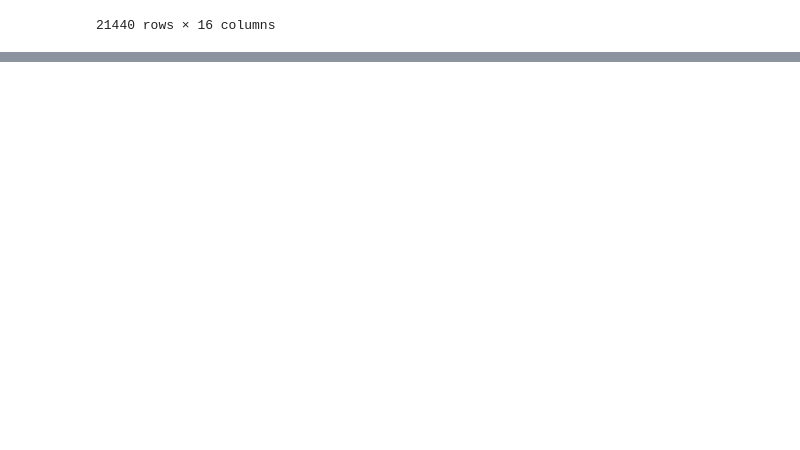
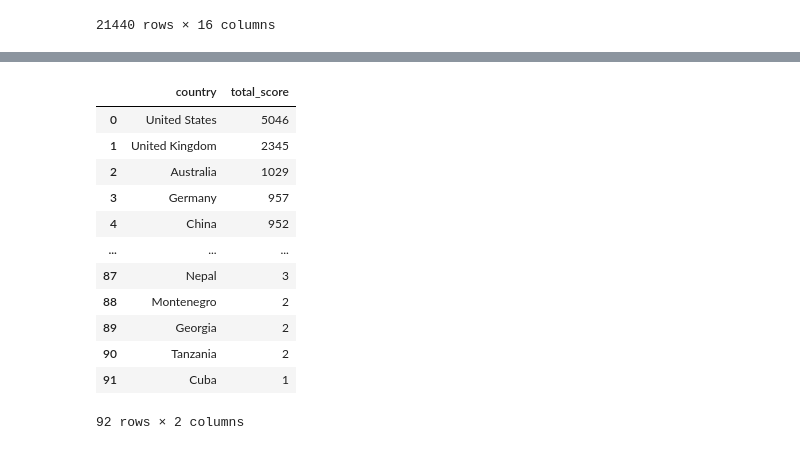
Before and after one commit to Pranshirastogi/Data-analytics-python-course-, a Jupyter notebook: mini project/mini_project.ipynb, the cells around one changed output, grey strips where cells are left out. Cells and saved outputs as stored; diff of their text form; code cells hidden in the pictures; blank space fills up the shorter version.

```diff
--- a/mini project/mini_project.ipynb
+++ b/mini project/mini_project.ipynb
@@ -161,0 +190,18 @@ df
+# %%
+country_count = df.country.value_counts().reset_index()
+country_count.columns = ['country','total_score']
+country_count
+# %% [output]
+|  | country | total_score |
+| 0 | United States | 5046 |
+| 1 | United Kingdom | 2345 |
+| 2 | Australia | 1029 |
+| 3 | Germany | 957 |
+| 4 | China | 952 |
+| ... | ... | ... |
+| 87 | Nepal | 3 |
+| 88 | Montenegro | 2 |
+| 89 | Georgia | 2 |
+| 90 | Tanzania | 2 |
+| 91 | Cuba | 1 |
+92 rows × 2 columns
```
Also changed, not shown: parts of 15 cells of this notebook.
